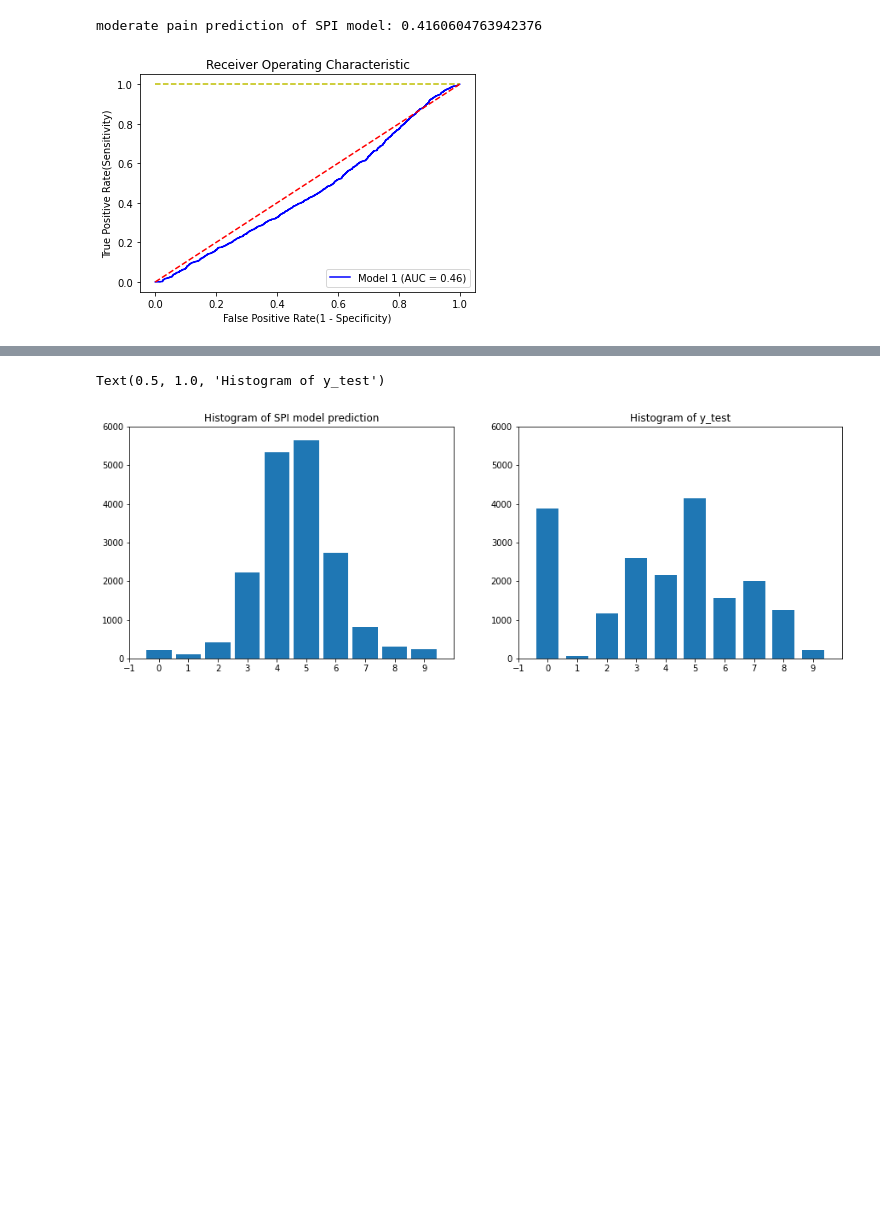
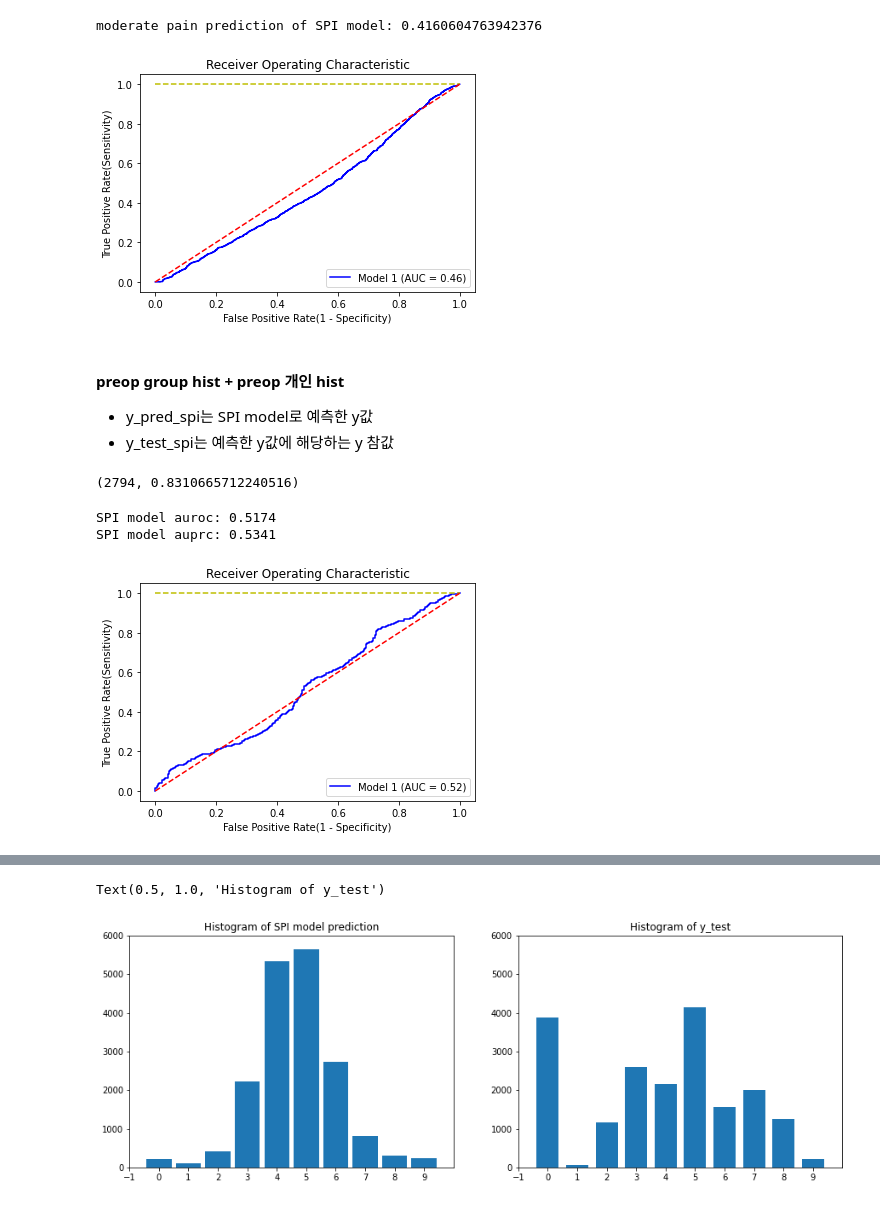
Before and after one commit to Hyeonsik/cranberry, a Jupyter notebook: SPI_model/SPI_model_SNUH_final.ipynb, the cells around one changed output, grey strips where cells are left out. Saved outputs shown, nothing was run; the diff lists cells and outputs as text; code cells hidden in the pictures; blank space fills up the shorter version.

```diff
--- a/SPI_model/SPI_model_SNUH_final.ipynb
+++ b/SPI_model/SPI_model_SNUH_final.ipynb
@@ -353,7 +355,7 @@ for idx, pleth in enumerate(x_test_pacu):
     # individual histogram
     f_vital = vital_test_pacu[idx]
     cache_path = '../../cranberry2/Preprocessing/cache/SPI_PPG/hbi_ppga_'+f_vital
-    hist_path = 'cache/histogram/'+f_vital
+    hist_path = '../../cranberry2/Preprocessing/cache/histogram_preop/'+f_vital
     if os.path.exists(cache_path):
         if os.path.exists(hist_path):
             hist_ppga, hist_hbi = pickle.load(open(hist_path,'rb'))
@@ -854,3 +1007,47 @@ plt.legend(loc='lower right')
 plt.show()
 # %% [output]
 [figure]
+# %% [markdown]
+#### preop group hist + preop 개인 hist
+- y_pred_spi는 SPI model로 예측한 y값
+- y_test_spi는 예측한 y값에 해당하는 y 참값
+# %%
+len(y_test_spi), np.mean(y_test_spi>=4)
+# %% [output]
+(2794, 0.8310665712240516)
+# %%
+# Model AUROC
+import matplotlib.pyplot as plt
+from sklearn.metrics import roc_curve ,auc, precision_recall_curve
+from numpy import interp
+
+y_test_spi = np.array(y_test_spi)
+y_pred_spi = np.array(y_pred_spi)
+
+sample_weight = np.ones(shape=len(y_test_spi))
+sample_weight[y_test_spi>=4] = len(y_test_spi) / np.sum(y_test_spi>=4)
+sample_weight[y_test_spi<4] = len(y_test_spi) / np.sum(y_test_spi<4)
+
+
+false_positive_rate, true_positive_rate, threshold = roc_curve(y_test_spi>=4, y_pred_spi/10, sample_weight=sample_weight)
+precision, recall, _ = precision_recall_curve(y_test_spi>=4, y_pred_spi/10, sample_weight=sample_weight)
+roc_auc = auc(false_positive_rate, true_positive_rate)
+prc_auc = auc(recall, precision)
+print('SPI model auroc: {:.4f}'.format(roc_auc))
+print('SPI model auprc: {:.4f}'.format(prc_auc))
+
+
+plt.title('Receiver Operating Characteristic')
+plt.xlabel("False Positive Rate(1 - Specificity)")
+plt.ylabel('True Positive Rate(Sensitivity)')
+
+plt.plot(false_positive_rate, true_positive_rate, 'b', label='Model 1 (AUC = %0.2f)'% roc_auc)
+plt.plot([0,1],[1,1],'y--')
+plt.plot([0,1],[0,1],'r--')
+
+plt.legend(loc='lower right')
+plt.show()
+# %% [output]
+SPI model auroc: 0.5174
+SPI model auprc: 0.5341
+[figure, added]
```
Also changed, not shown: parts of 6 cells of this notebook, 18 other files.
